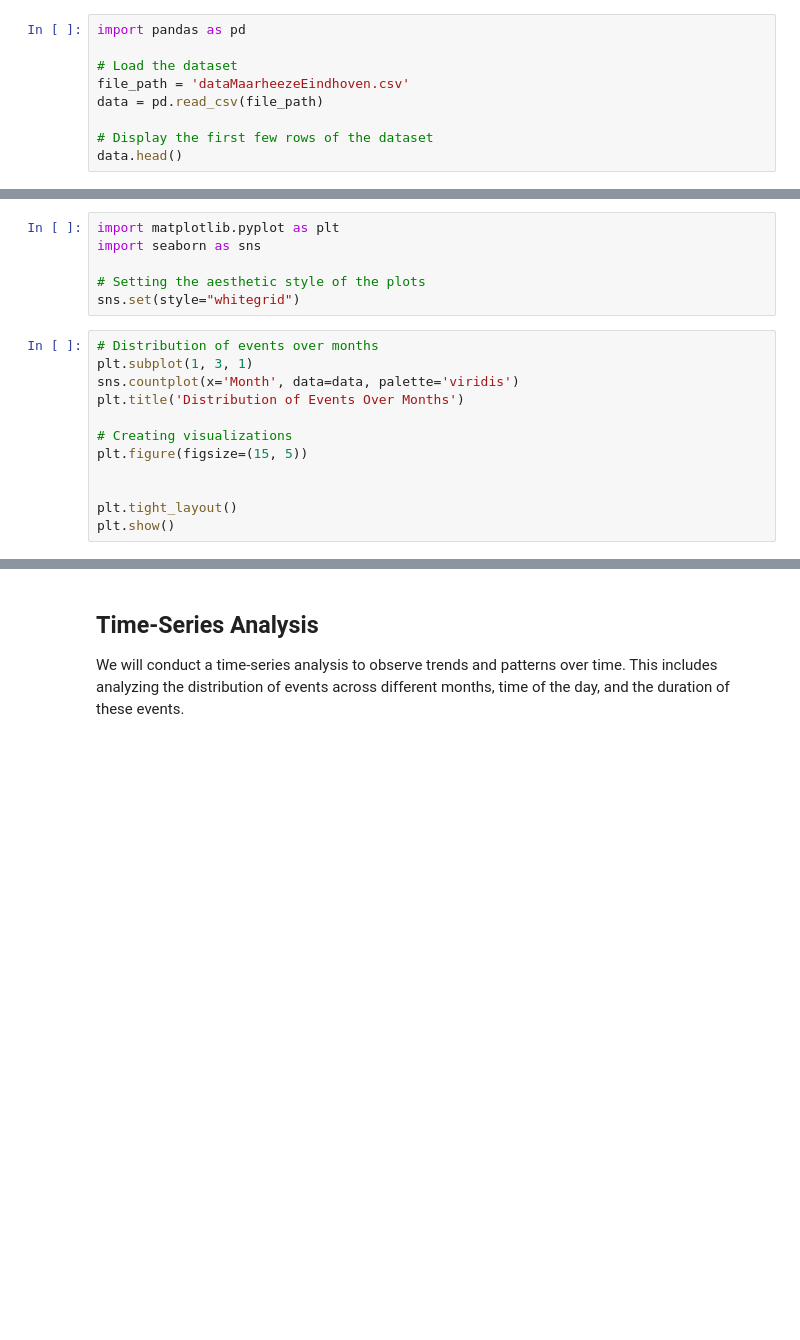
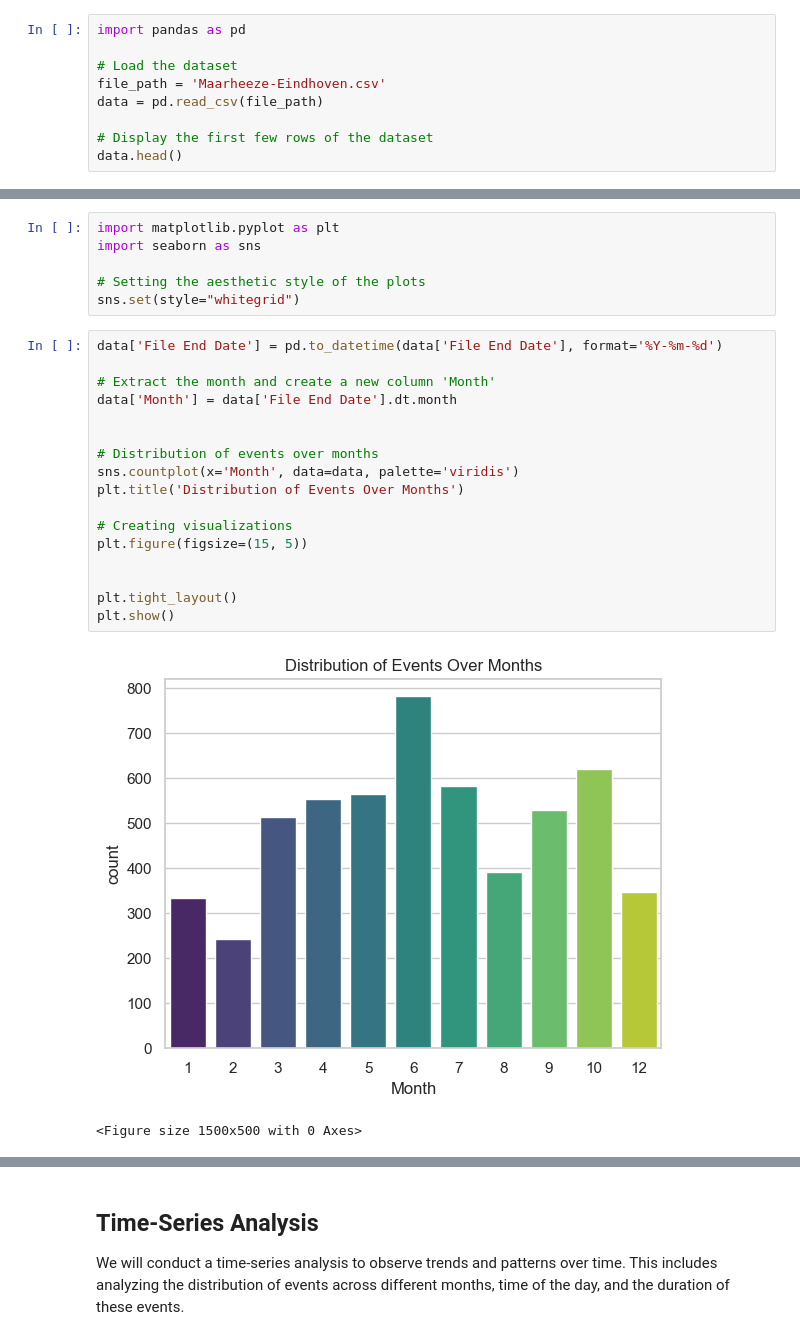
Before and after one commit to MichalI495002/S4-AI-JUGO-Assigment-, a Jupyter notebook: Notebooks/Phase 1/toSort/Maarheeze_Eindhoven_EDA.ipynb, the cells around one changed output, grey strips where cells are left out. Drawn from its saved outputs; the diff is of its cells as text; blank space fills up the shorter version.

Commit message:
Add files via upload
EDA for the datasets containing traffic congestion data.

```diff
--- a/Notebooks/Phase 1/toSort/Maarheeze_Eindhoven_EDA.ipynb
+++ b/Notebooks/Phase 1/toSort/Maarheeze_Eindhoven_EDA.ipynb
@@ -6,7 +6,7 @@ This notebook presents an exploratory data analysis of a dataset related to even
 import pandas as pd
 
 # Load the dataset
-file_path = 'dataMaarheezeEindhoven.csv'
+file_path = 'Maarheeze-Eindhoven.csv'
 data = pd.read_csv(file_path)
 
 # Display the first few rows of the dataset
@@ -64,17 +127,25 @@ import seaborn as sns
 # Setting the aesthetic style of the plots
 sns.set(style="whitegrid")
 # %%
+data['File End Date'] = pd.to_datetime(data['File End Date'], format='%Y-%m-%d')
+
+# Extract the month and create a new column 'Month'
+data['Month'] = data['File End Date'].dt.month
+
+
 # Distribution of events over months
-plt.subplot(1, 3, 1)
 sns.countplot(x='Month', data=data, palette='viridis')
 plt.title('Distribution of Events Over Months')
 
 # Creating visualizations
 plt.figure(figsize=(15, 5))
 
 
 plt.tight_layout()
 plt.show()
+# %% [output]
+[figure, added]
+<Figure size 1500x500 with 0 Axes>
 # %% [markdown]
 The bar chart illustrates the number of events that occurred in each month throughout a given year. The vertical axis represents the count of events, and the horizontal axis represents the months, labeled 1 through 12.
 
```
Also changed, not shown: parts of 19 cells of this notebook, 2 other files.
